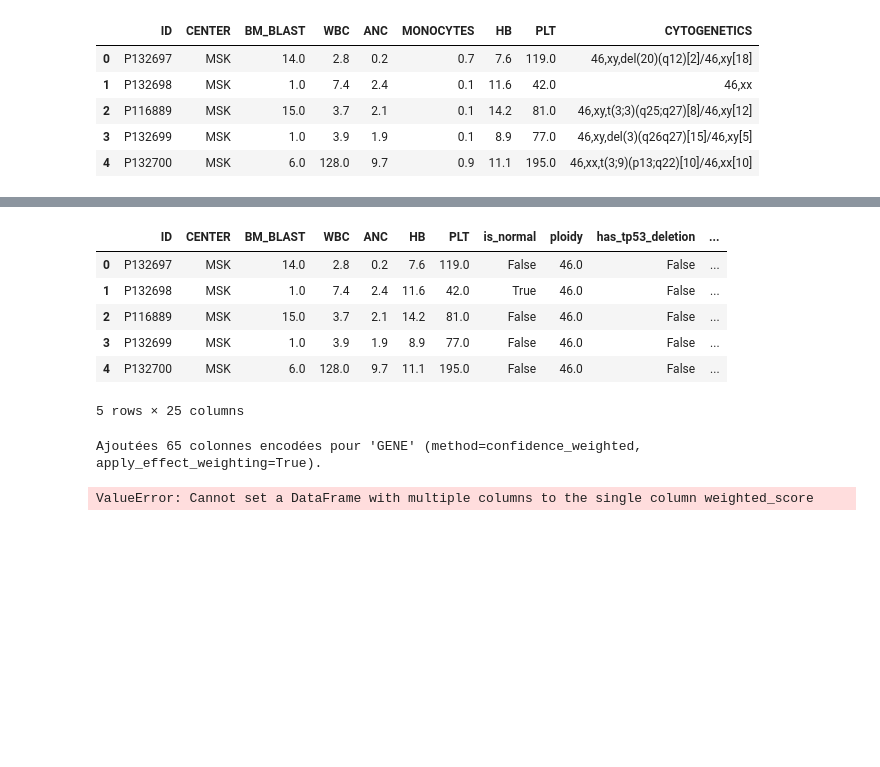
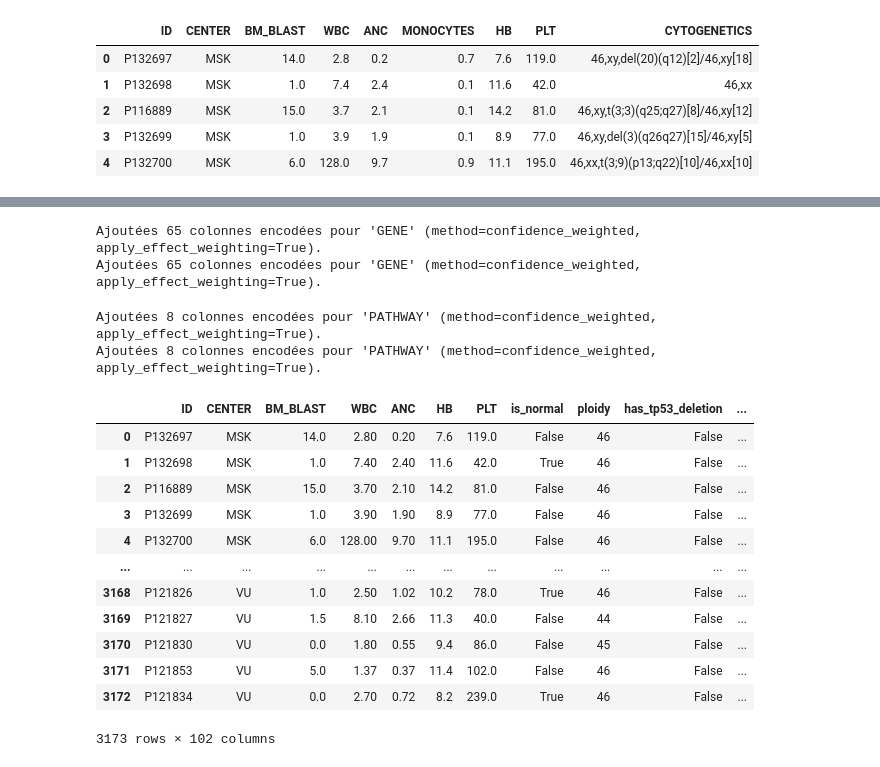
Before and after one commit to NzoCs/ens_data_challenge, a Jupyter notebook: notebooks/benchmark_feat_eng.ipynb, the cells around one changed output, grey strips where cells are left out. Cells and saved outputs as stored; diff of their text form; code cells hidden in the pictures; blank space fills up the shorter version.

```diff
--- a/notebooks/benchmark_feat_eng.ipynb
+++ b/notebooks/benchmark_feat_eng.ipynb
@@ -343,19 +307,37 @@ fe = FeatureEngineerHelper()
 # %%
 clinical_data_train = fe.Nmut(molecular_preprocess_train, clinical_preprocess_train)
 clinical_data_eval = fe.Nmut(molecular_preprocess_eval, clinical_preprocess_eval)
-# %%
-clinical_data_train.head()
-# %% [output]
-|  | ID | CENTER | BM_BLAST | WBC | ANC | HB | PLT | is_normal | ploidy | has_tp53_deletion | ... |
-| 0 | P132697 | MSK | 14.0 | 2.8 | 0.2 | 7.6 | 119.0 | False | 46.0 | False | ... |
-| 1 | P132698 | MSK | 1.0 | 7.4 | 2.4 | 11.6 | 42.0 | True | 46.0 | False | ... |
-| 2 | P116889 | MSK | 15.0 | 3.7 | 2.1 | 14.2 | 81.0 | False | 46.0 | False | ... |
-| 3 | P132699 | MSK | 1.0 | 3.9 | 1.9 | 8.9 | 77.0 | False | 46.0 | False | ... |
-| 4 | P132700 | MSK | 6.0 | 128.0 | 9.7 | 11.1 | 195.0 | False | 46.0 | False | ... |
-5 rows × 25 columns
 # %%
-clinical_data_train = fe.add_mol_encoding(clinical_data_train, molecular_preprocess_train, col='GENE', method='confidence_weighted', apply_effect_weighting=True)
-clinical_data_eval = fe.add_mol_encoding(clinical_data_eval, molecular_preprocess_eval, col='GENE', method='confidence_weighted', apply_effect_weighting=True)
+clinical_preprocess_train = fe.add_mol_encoding(clinical_preprocess_train, molecular_preprocess_train, col='GENE', method='confidence_weighted', apply_effect_weighting=True)
+clinical_preprocess_eval = fe.add_mol_encoding(clinical_preprocess_eval, molecular_preprocess_eval, col='GENE', method='confidence_weighted', apply_effect_weighting=True)
 # %% [output]
 Ajoutées 65 colonnes encodées pour 'GENE' (method=confidence_weighted, apply_effect_weighting=True).
+Ajoutées 65 colonnes encodées pour 'GENE' (method=confidence_weighted, apply_effect_weighting=True).
-ValueError: Cannot set a DataFrame with multiple columns to the single column weighted_score
+# %%
+clinical_preprocess_train = fe.add_mol_encoding(clinical_preprocess_train, molecular_preprocess_train, col="PATHWAY", method='confidence_weighted', apply_effect_weighting=True)
+clinical_preprocess_eval = fe.add_mol_encoding(clinical_preprocess_eval, molecular_preprocess_eval, col="PATHWAY", method='confidence_weighted', apply_effect_weighting=True)
+# %% [output]
+Ajoutées 8 colonnes encodées pour 'PATHWAY' (method=confidence_weighted, apply_effect_weighting=True).
+Ajoutées 8 colonnes encodées pour 'PATHWAY' (method=confidence_weighted, apply_effect_weighting=True).
+# %%
+clinical_preprocess_train = fe.severity_scores(clinical_preprocess_train)
+clinical_preprocess_eval = fe.severity_scores(clinical_preprocess_eval)
+# %%
+clinical_preprocess_train = fe.ratios_and_interactions(clinical_preprocess_train)
+clinical_preprocess_eval = fe.ratios_and_interactions(clinical_preprocess_eval)
+# %%
+clinical_preprocess_train
+# %% [output]
+|  | ID | CENTER | BM_BLAST | WBC | ANC | HB | PLT | is_normal | ploidy | has_tp53_deletion | ... |
+| 0 | P132697 | MSK | 14.0 | 2.80 | 0.20 | 7.6 | 119.0 | False | 46 | False | ... |
+| 1 | P132698 | MSK | 1.0 | 7.40 | 2.40 | 11.6 | 42.0 | True | 46 | False | ... |
+| 2 | P116889 | MSK | 15.0 | 3.70 | 2.10 | 14.2 | 81.0 | False | 46 | False | ... |
+| 3 | P132699 | MSK | 1.0 | 3.90 | 1.90 | 8.9 | 77.0 | False | 46 | False | ... |
+| 4 | P132700 | MSK | 6.0 | 128.00 | 9.70 | 11.1 | 195.0 | False | 46 | False | ... |
+| ... | ... | ... | ... | ... | ... | ... | ... | ... | ... | ... | ... |
+| 3168 | P121826 | VU | 1.0 | 2.50 | 1.02 | 10.2 | 78.0 | True | 46 | False | ... |
+| 3169 | P121827 | VU | 1.5 | 8.10 | 2.66 | 11.3 | 40.0 | False | 44 | False | ... |
+| 3170 | P121830 | VU | 0.0 | 1.80 | 0.55 | 9.4 | 86.0 | False | 45 | False | ... |
+| 3171 | P121853 | VU | 5.0 | 1.37 | 0.37 | 11.4 | 102.0 | False | 46 | False | ... |
+| 3172 | P121834 | VU | 0.0 | 2.70 | 0.72 | 8.2 | 239.0 | True | 46 | False | ... |
+3173 rows × 102 columns
```
Also changed, not shown: parts of 37 cells of this notebook, 19 other files.
